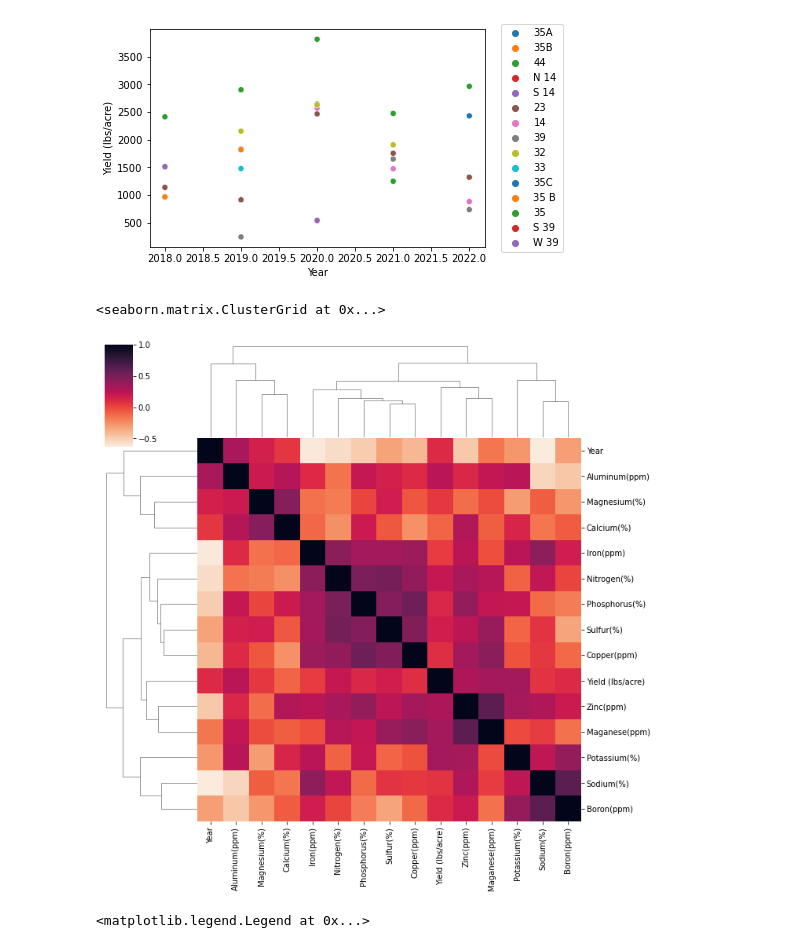
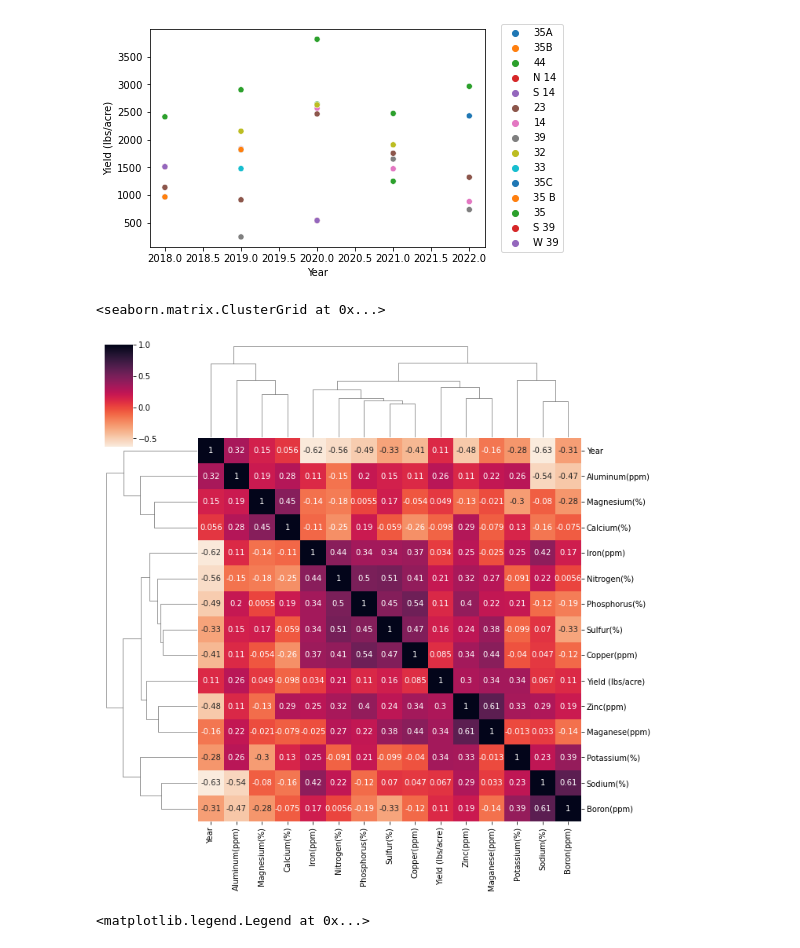
Before and after one commit to Leo-GG/Fruit_yields, a Jupyter notebook: Yield_exp.ipynb, the cells around one changed output. Drawn from its saved outputs; the diff is of its cells as text; code cells hidden in the pictures.

```diff
--- a/Yield_exp.ipynb
+++ b/Yield_exp.ipynb
@@ -52,10 +52,10 @@ g.legend(loc='right', bbox_to_anchor=(1.25, 0.5), ncol=1)
 [figure]
 # %%
 # Check rank correlation
-sns.clustermap(df.drop(columns=['Sample Id ']).corr(method='spearman'),cmap="rocket_r")
+sns.clustermap(df.drop(columns=['Sample Id ']).corr(method='spearman'),cmap="rocket_r",annot=True)
 # %% [output]
 <seaborn.matrix.ClusterGrid at 0x...>
-[figure, old version]
+[figure, new version]
 # %%
 # Check the stronges correlations (Zinc and Manganese)
 g=sns.scatterplot(data=df,x='Zinc(ppm)',y='Yield (lbs/acre)',hue='Year',palette='tab10')
```
Also changed, not shown: parts of 14 cells of this notebook.
